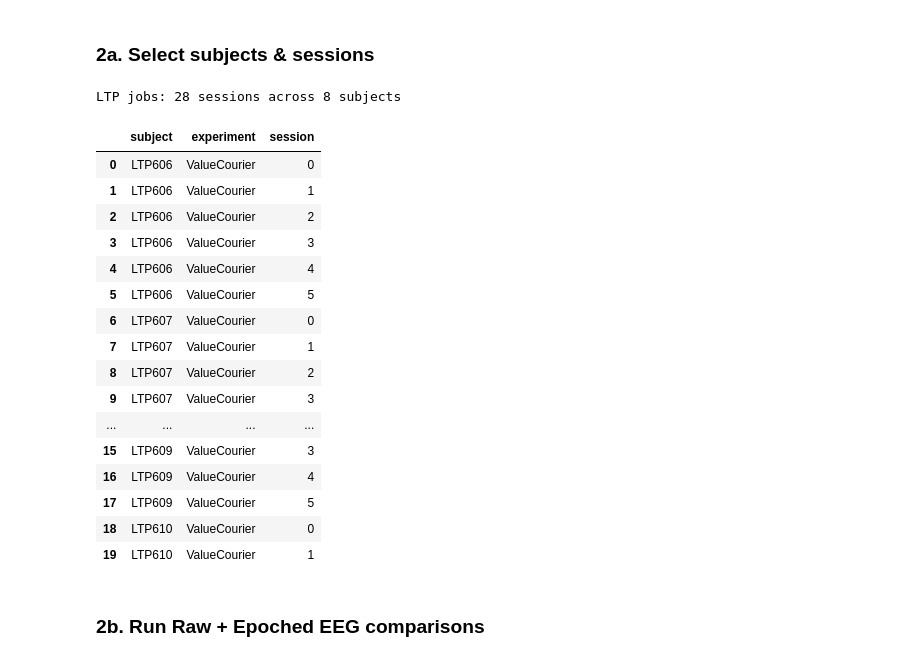
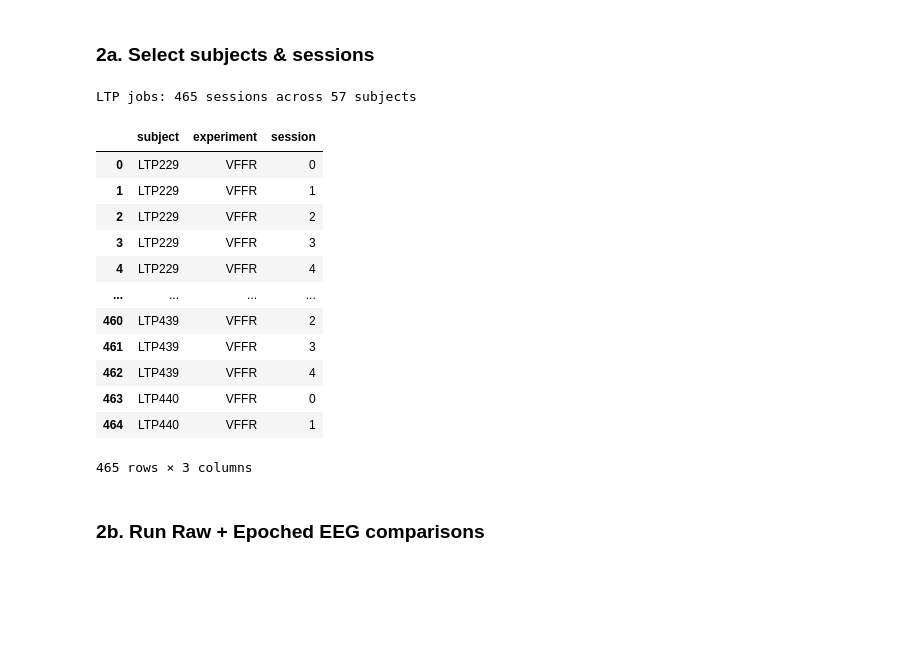
Before and after one commit to pennmem/EEGLoaderQualityCheck, a Jupyter notebook: compare_cml_bids.ipynb, the cells around one changed output. Cells and saved outputs as stored; diff of their text form; code cells hidden in the pictures; blank space fills up the shorter version.

```diff
--- a/compare_cml_bids.ipynb
+++ b/compare_cml_bids.ipynb
@@ -48,42 +51,38 @@ SKIP_IF_EXISTS = True
 # %% [markdown]
 ### 2a. Select subjects & sessions
 # %%
-ltp_experiments = ["ValueCourier"]
-ltp_bids_root   = "/data/LTP_BIDS/"
-ltp_out_path    = "ltp_results/"
+ltp_experiments = ["VFFR"]
+ltp_bids_root   = "/data/LTP_BIDS/VFFR"
+ltp_out_path    = "results/VFFR_results/"
 
 df = cml.get_data_index()
 df_exp = df[df["experiment"].isin(ltp_experiments)].copy()
 df_exp = df_exp[~df_exp["subject"].isin(SUBJECTS_TO_EXCLUDE)]
 
 dfs = []
 for exp in ltp_experiments:
     df_this = df_exp[df_exp["experiment"] == exp]
-    subjects = df_this["subject"].drop_duplicates().sort_values().head(MAX_SUBJECTS)
+    subjects = df_this["subject"].drop_duplicates().sort_values()
     dfs.append(df_this[df_this["subject"].isin(subjects)])
 
 df_ltp = pd.concat(dfs, ignore_index=True)
 print(f"LTP jobs: {len(df_ltp)} sessions across {df_ltp['subject'].nunique()} subjects")
-df_ltp[["subject", "experiment", "session"]].head(20)
+df_ltp[["subject", "experiment", "session"]]
 # %% [output]
-LTP jobs: 28 sessions across 8 subjects
+LTP jobs: 465 sessions across 57 subjects
 |  | subject | experiment | session |
-| 0 | LTP606 | ValueCourier | 0 |
-| 1 | LTP606 | ValueCourier | 1 |
-| 2 | LTP606 | ValueCourier | 2 |
-| 3 | LTP606 | ValueCourier | 3 |
-| 4 | LTP606 | ValueCourier | 4 |
-| 5 | LTP606 | ValueCourier | 5 |
-| 6 | LTP607 | ValueCourier | 0 |
-| 7 | LTP607 | ValueCourier | 1 |
-| 8 | LTP607 | ValueCourier | 2 |
-| 9 | LTP607 | ValueCourier | 3 |
+| 0 | LTP229 | VFFR | 0 |
+| 1 | LTP229 | VFFR | 1 |
+| 2 | LTP229 | VFFR | 2 |
+| 3 | LTP229 | VFFR | 3 |
+| 4 | LTP229 | VFFR | 4 |
 | ... | ... | ... | ... |
-| 15 | LTP609 | ValueCourier | 3 |
-| 16 | LTP609 | ValueCourier | 4 |
-| 17 | LTP609 | ValueCourier | 5 |
-| 18 | LTP610 | ValueCourier | 0 |
-| 19 | LTP610 | ValueCourier | 1 |
+| 460 | LTP439 | VFFR | 2 |
+| 461 | LTP439 | VFFR | 3 |
+| 462 | LTP439 | VFFR | 4 |
+| 463 | LTP440 | VFFR | 0 |
+| 464 | LTP440 | VFFR | 1 |
+465 rows × 3 columns
 # %% [markdown]
 ### 2b. Run Raw + Epoched EEG comparisons
 # %%
```
Also changed, not shown: parts of 26 cells of this notebook, 12 other files.
